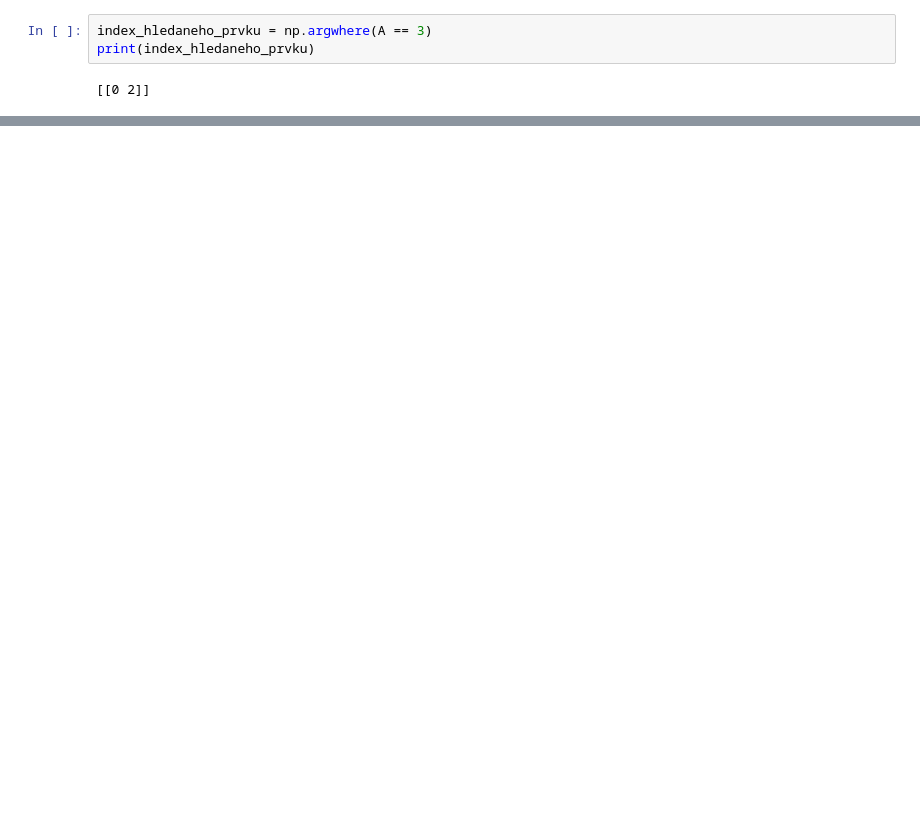
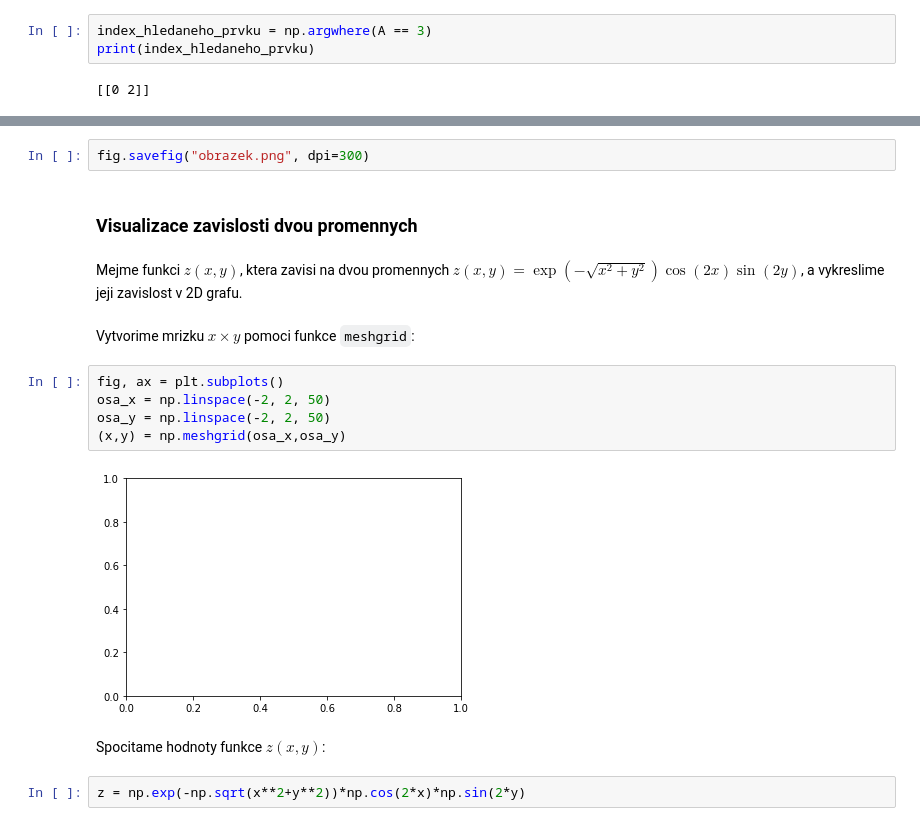
Before and after one commit to m-jirka/nme_cv, a Jupyter notebook: Cviceni01.ipynb, the cells around one changed output, grey strips where cells are left out. Cells and saved outputs as stored; diff of their text form; blank space fills up the shorter version.

```diff
--- a/Cviceni01.ipynb
+++ b/Cviceni01.ipynb
@@ -377,0 +423,19 @@ print(index_hledaneho_prvku)
+# %%
+fig.savefig("obrazek.png", dpi=300)
+# %% [markdown]
+### Visualizace zavislosti dvou promennych
+# %% [markdown]
+Mejme funkci $z(x,y)$, ktera zavisi na dvou promennych $z(x,y)=\exp(-\sqrt{x^2+y^2})\cos(2x)\sin(2y)$, a vykreslime jeji zavislost v 2D grafu.
+# %% [markdown]
+Vytvorime mrizku $x\times y$ pomoci funkce `meshgrid`:
+# %%
+fig, ax = plt.subplots()
+osa_x = np.linspace(-2, 2, 50)
+osa_y = np.linspace(-2, 2, 50)
+(x,y) = np.meshgrid(osa_x,osa_y)
+# %% [output]
+[figure, added]
+# %% [markdown]
+Spocitame hodnoty funkce $z(x,y)$:
+# %%
+z = np.exp(-np.sqrt(x**2+y**2))*np.cos(2*x)*np.sin(2*y)
```
Also changed, not shown: parts of 85 cells of this notebook, 24 other files.
